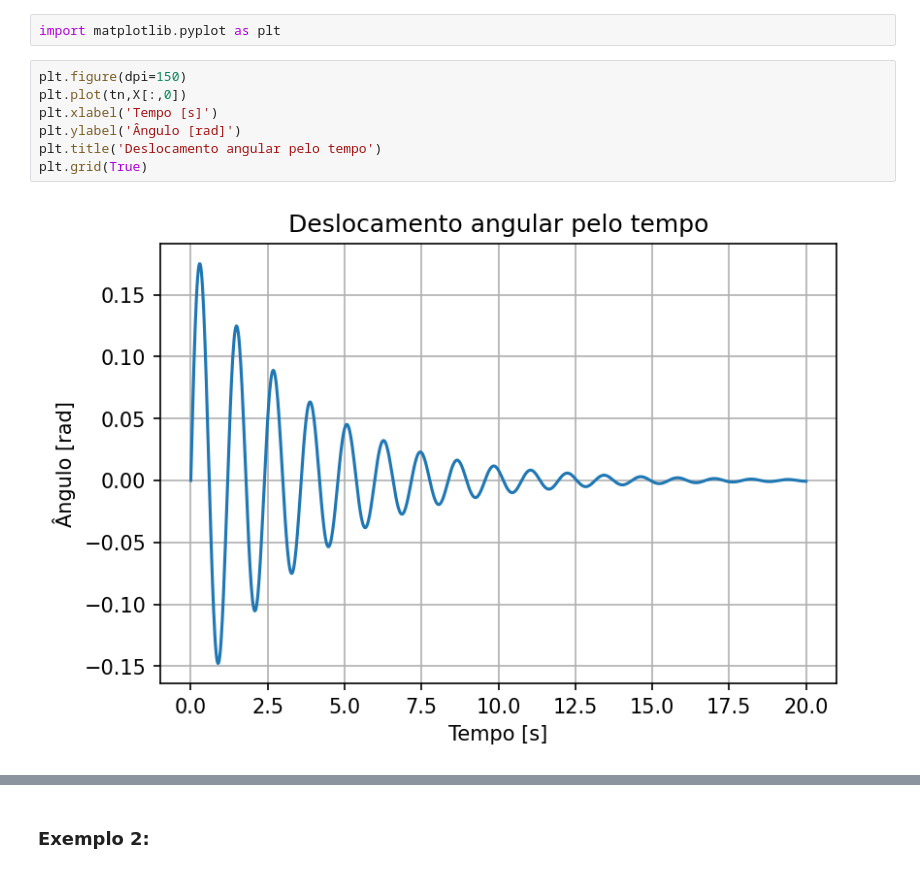
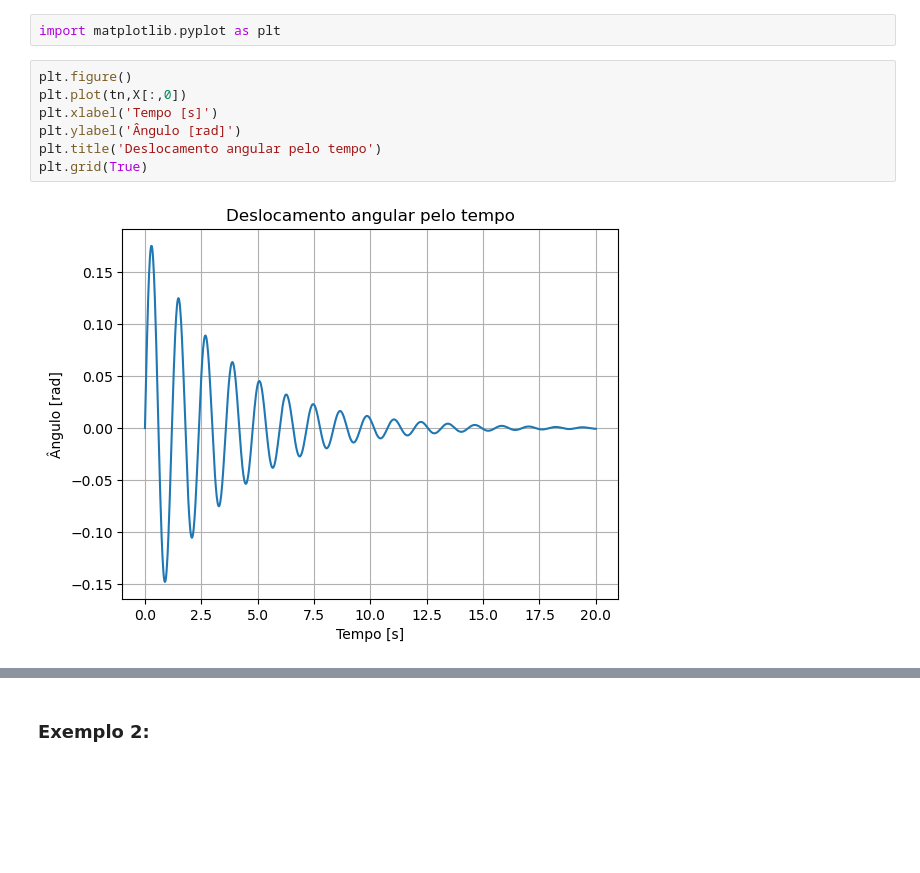
Before and after one commit to Pi-vi/Aulas_Dinamica, a Jupyter notebook: Din7.ipynb, the cells around one changed output, grey strips where cells are left out. Cells and saved outputs as stored; diff of their text form; blank space fills up the shorter version.

```diff
--- a/Din7.ipynb
+++ b/Din7.ipynb
@@ -203,12 +206,12 @@ X = odeint(Modelo,X0,tn)
 # %%
 import matplotlib.pyplot as plt
 # %%
-plt.figure(dpi=150)
+plt.figure()
 plt.plot(tn,X[:,0])
 plt.xlabel('Tempo [s]')
 plt.ylabel('Ângulo [rad]')
 plt.title('Deslocamento angular pelo tempo')
 plt.grid(True)
 # %% [output]
-[figure, old version]
+[figure, new version]
 # %%
```
Also changed, not shown: parts of 27 cells of this notebook, 6 other files.
